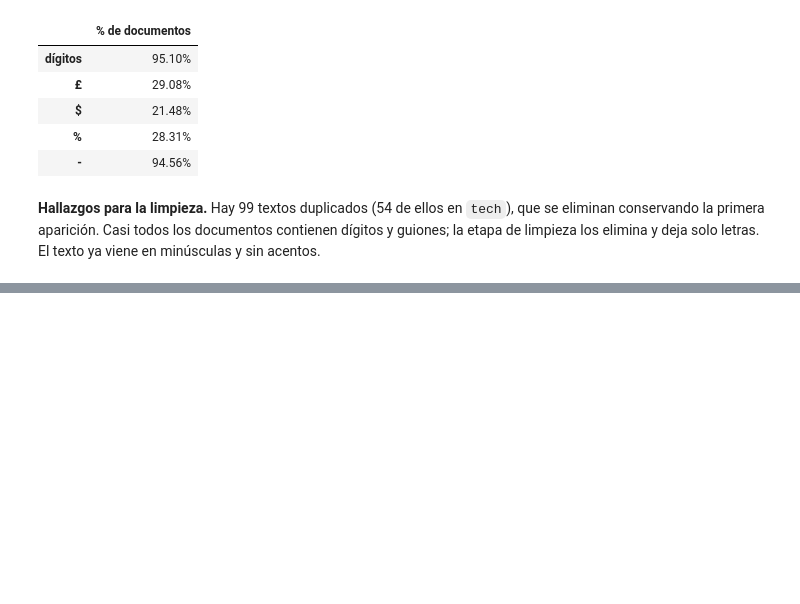
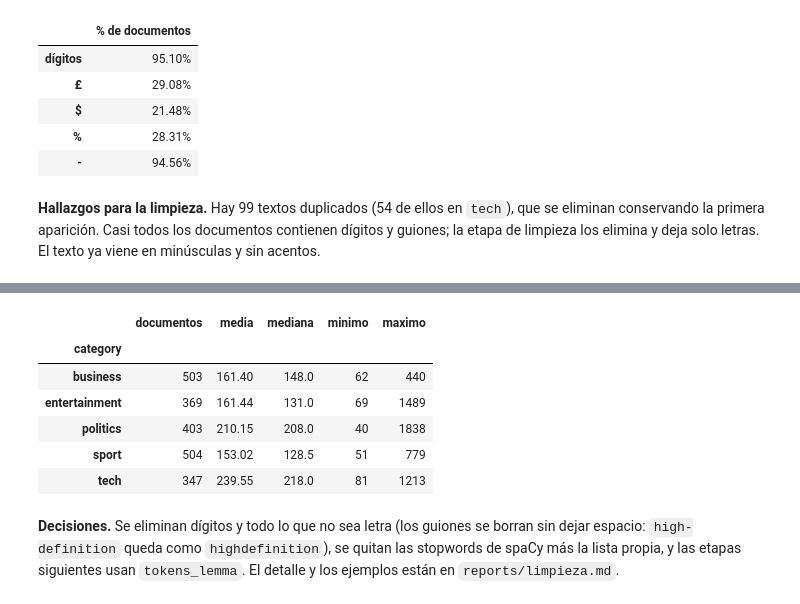
Before and after one commit to DiegoMoctezuma/Recuperaci-nInformaci-n, a Jupyter notebook: práctica.ipynb, the cells around one changed output, grey strips where cells are left out. Drawn from its saved outputs; the diff is of its cells as text; code cells hidden in the pictures; blank space fills up the shorter version.

```diff
--- a/práctica.ipynb
+++ b/práctica.ipynb
@@ -188,0 +221,4 @@ simbolos.map('{:.2f}%'.format).to_frame()
+# %%
+corpus = pd.read_csv('data/processed/corpus_clean.csv')
+print(f'{len(corpus):,} documentos, columnas: {list(corpus.columns)}')
+corpus[['doc_id', 'category', 'titulo', 'tokens_lemma', 'n_tokens']].head()
@@ -188,0 +233,13 @@ simbolos.map('{:.2f}%'.format).to_frame()
+# %%
+resumen = corpus.groupby('category')['n_tokens'].agg(documentos='count', media='mean', mediana='median', minimo='min', maximo='max').round(2)
+resumen
+# %% [output]
+|  | documentos | media | mediana | minimo | maximo |
+| category |  |  |  |  |  |
+| business | 503 | 161.40 | 148.0 | 62 | 440 |
+| entertainment | 369 | 161.44 | 131.0 | 69 | 1489 |
+| politics | 403 | 210.15 | 208.0 | 40 | 1838 |
+| sport | 504 | 153.02 | 128.5 | 51 | 779 |
+| tech | 347 | 239.55 | 218.0 | 81 | 1213 |
+# %% [markdown]
+**Decisiones.** Se eliminan dígitos y todo lo que no sea letra (los guiones se borran sin dejar espacio: `high-definition` queda como `highdefinition`), se quitan las stopwords de spaCy más la lista propia, y las etapas siguientes usan `tokens_lemma`. El detalle y los ejemplos están en `reports/limpieza.md`.
```
Also changed, not shown: parts of 5 cells of this notebook, 8 other files.
